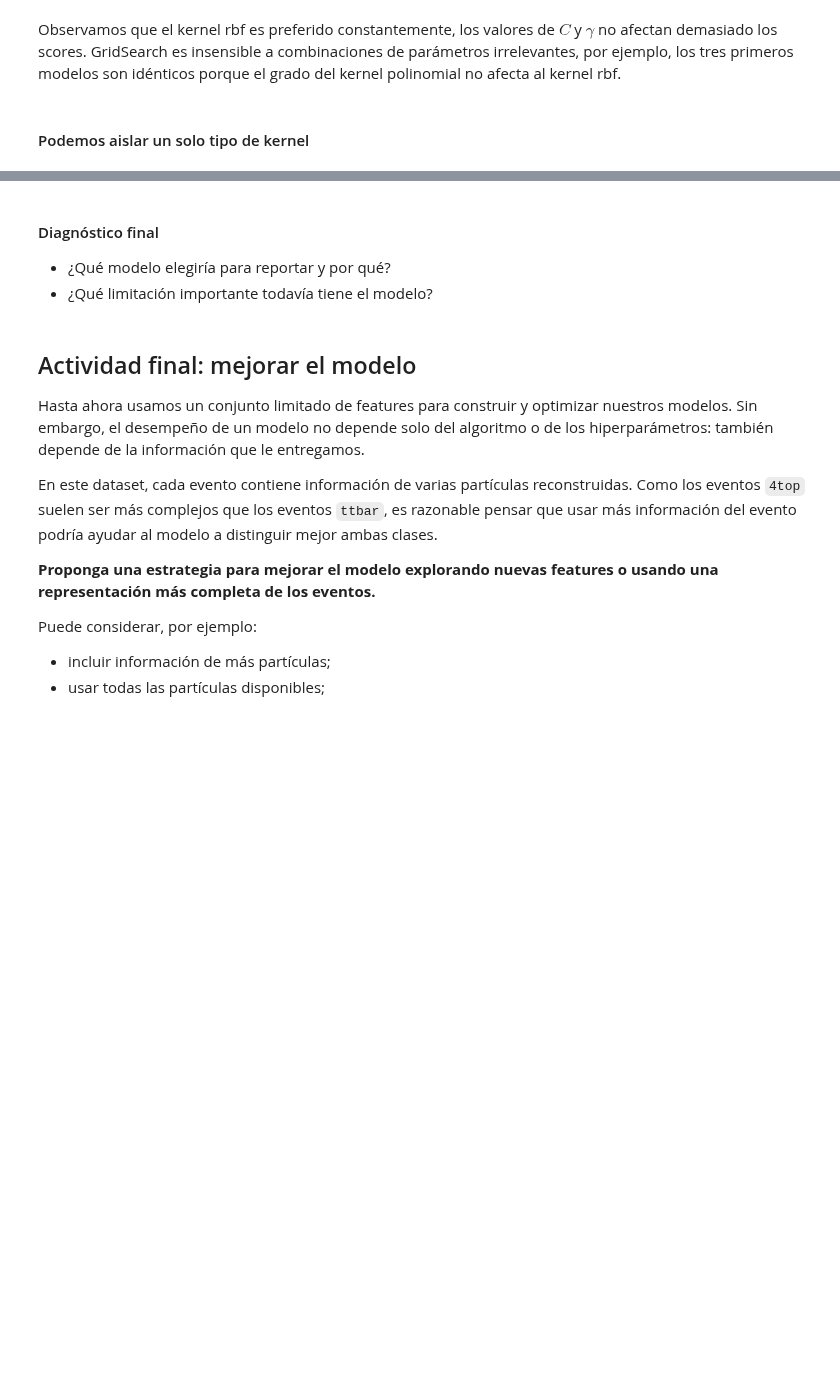
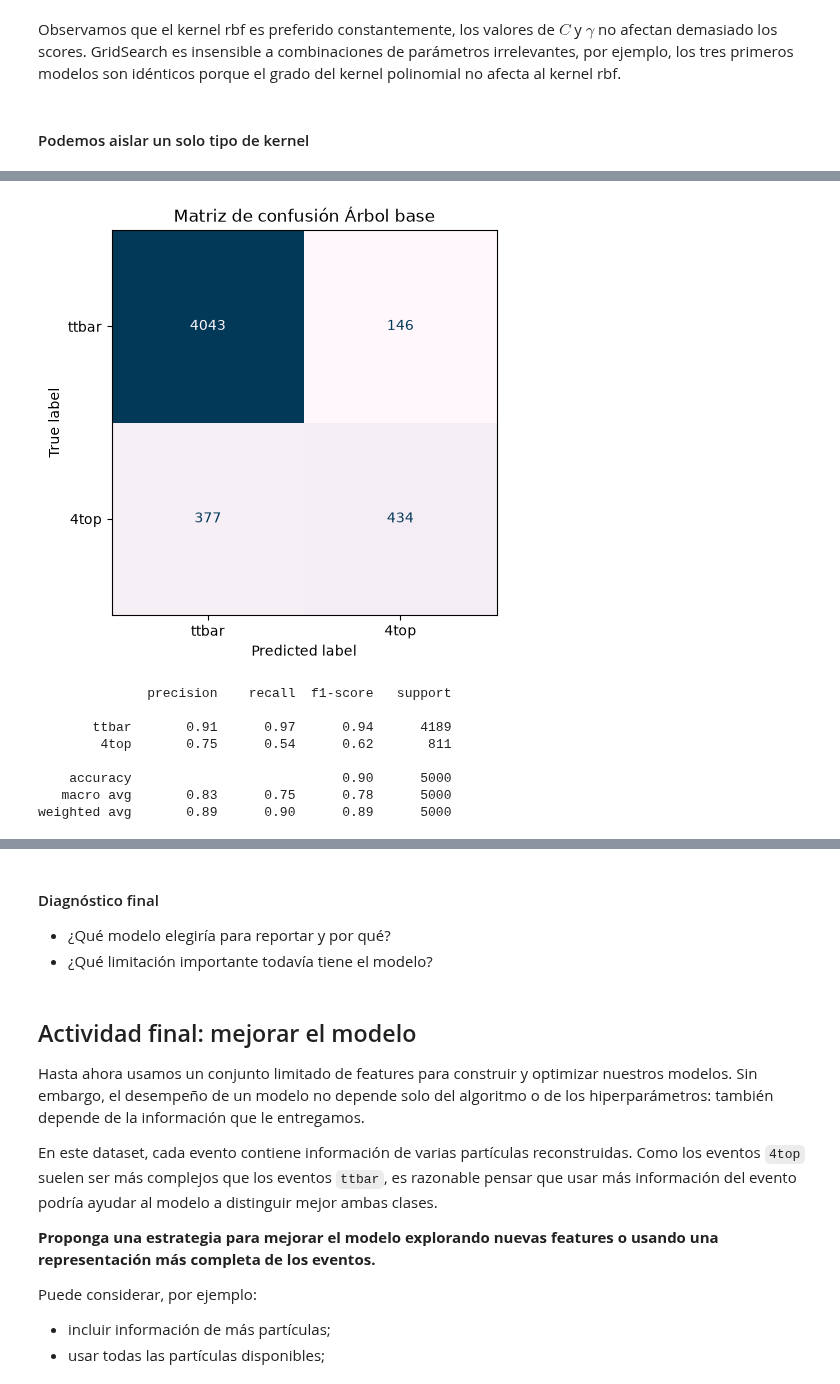
Before and after one commit to tobi557/ML_USM, a Jupyter notebook: Actividades/Semana05_SVM.ipynb, the cells around one changed output, grey strips where cells are left out. Drawn from its saved outputs; the diff is of its cells as text; code cells hidden in the pictures; blank space fills up the shorter version.

```diff
--- a/Actividades/Semana05_SVM.ipynb
+++ b/Actividades/Semana05_SVM.ipynb
@@ -29,4 +29,4 @@ rc('text', usetex=False)
 # %% [markdown]
 Leemos las características y las etiquetas
 # %%
-features = pd.read_csv('ParticleID_features.csv', index_col='ID')
+features = pd.read_csv('data/ParticleID_features.csv', index_col='ID')
@@ -48,4 +61,4 @@ features.shape
 # %%
-y = np.genfromtxt('ParticleID_labels.txt', dtype = str)
+y = np.genfromtxt('data/ParticleID_labels.txt', dtype = str)
 # %%
 y
@@ -445,0 +653,21 @@ Complete la tabla de comparación
+# %%
+from sklearn.metrics import confusion_matrix, ConfusionMatrixDisplay, classification_report
+import matplotlib.pyplot as plt
+cm = confusion_matrix(target, ypred_best)
+fig, ax = plt.subplots(figsize=(5,5))
+disp = ConfusionMatrixDisplay(confusion_matrix=cm, display_labels=["ttbar", "4top"])
+disp.plot(cmap="PuBu", ax=ax, colorbar=False)
+
+plt.title("Matriz de confusión Árbol base")
+plt.show()
+print(classification_report(target, ypred_best, target_names=['ttbar', '4top']))
+# %% [output]
+[figure, added]
+              precision    recall  f1-score   support
+
+       ttbar       0.91      0.97      0.94      4189
+        4top       0.75      0.54      0.62       811
+
+    accuracy                           0.90      5000
+   macro avg       0.83      0.75      0.78      5000
+weighted avg       0.89      0.90      0.89      5000
```
Also changed, not shown: parts of 38 cells of this notebook.
